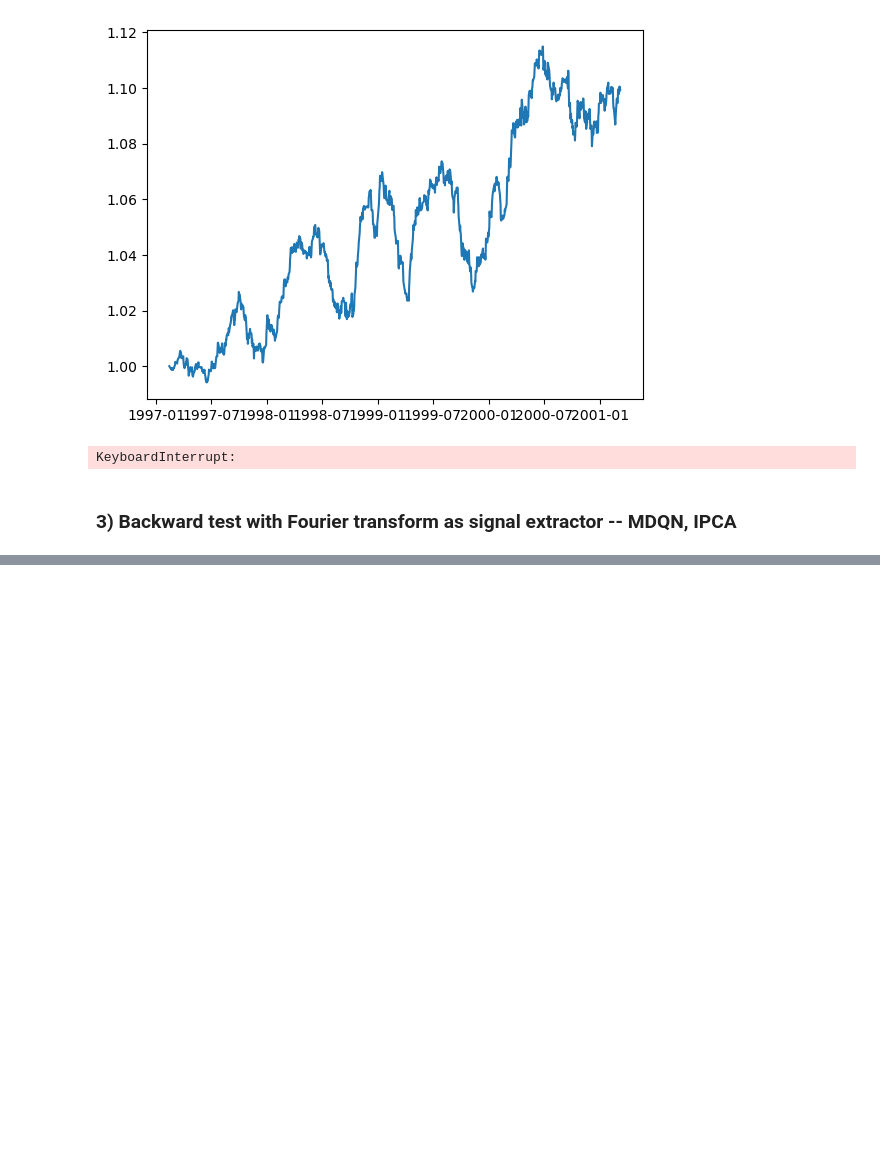
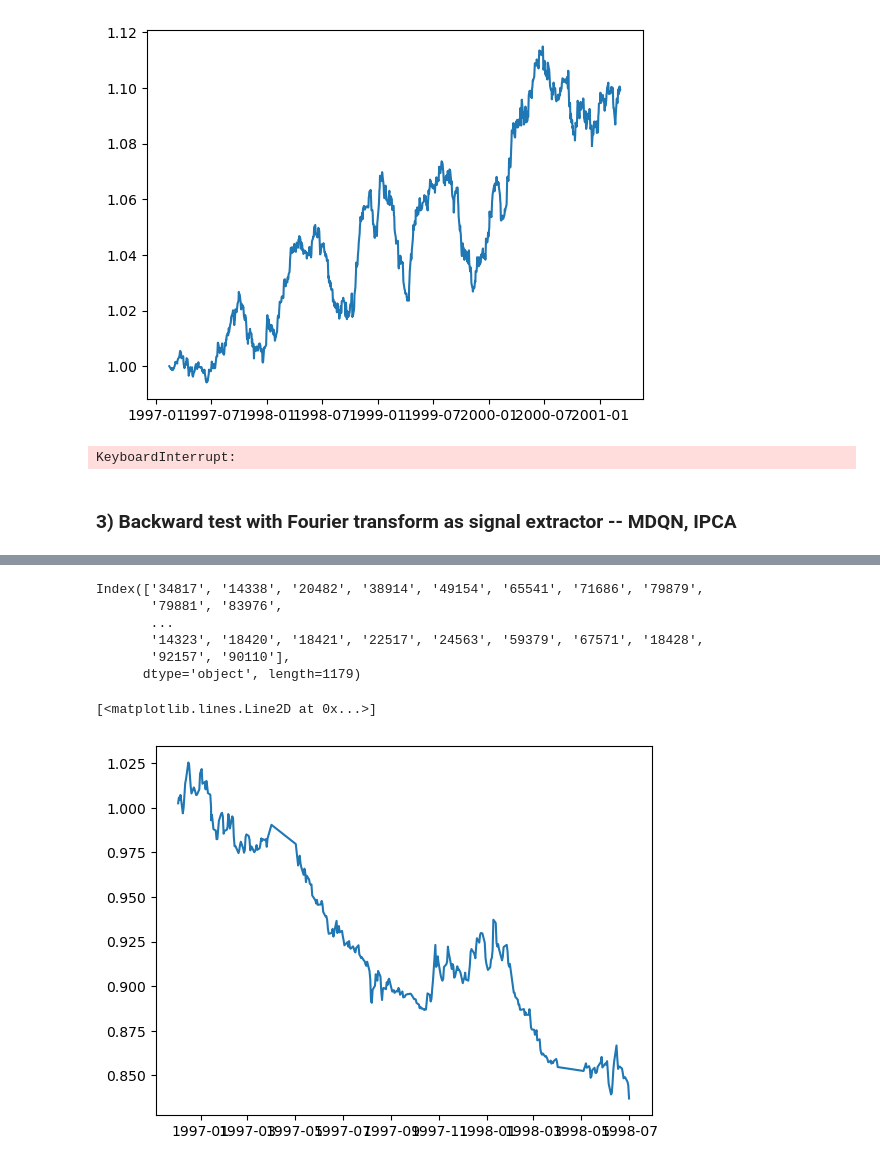
Before and after one commit to quintengeerts2000/MasterThesis-DRL_applications_to_stat_arb, a Jupyter notebook: empirical_analysis/RL_trading_tests.ipynb, the cells around one changed output, grey strips where cells are left out. Cells and saved outputs as stored; diff of their text form; code cells hidden in the pictures; blank space fills up the shorter version.

```diff
--- a/empirical_analysis/RL_trading_tests.ipynb
+++ b/empirical_analysis/RL_trading_tests.ipynb
@@ -1347 +1356,15 @@ Episode 24      Frame 600       Average Score: -0.00
 AssertionError:
+# %%
+price_df.columns
+# %% [output]
+Index(['34817', '14338', '20482', '38914', '49154', '65541', '71686', '79879',
+       '79881', '83976',
+       ...
+       '14323', '18420', '18421', '22517', '24563', '59379', '67571', '18428',
+       '92157', '90110'],
+      dtype='object', length=1179)
+# %%
+plt.plot((env.res_rets[['79881']].dropna()+1).cumprod())
+# %% [output]
+[<matplotlib.lines.Line2D at 0x...>]
+[figure, added]
```
Also changed, not shown: parts of 5 cells of this notebook, 2 other files.
